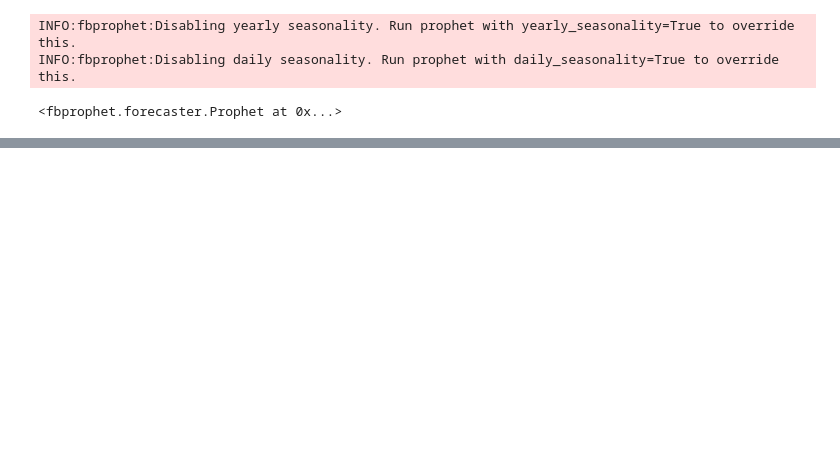
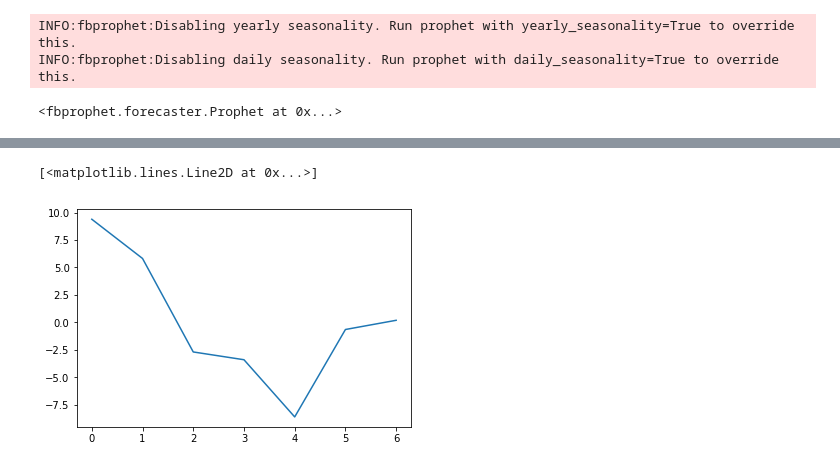
Before and after one commit to CarminaP/MemeAnalizer, a Jupyter notebook: Prediction.ipynb, the cells around one changed output, grey strips where cells are left out. Saved outputs shown, nothing was run; the diff lists cells and outputs as text; code cells hidden in the pictures; blank space fills up the shorter version.

```diff
--- a/Prediction.ipynb
+++ b/Prediction.ipynb
@@ -84,0 +85,5 @@ plt.plot(forecast["trend"])
+# %%
+plt.plot(forecast["weekly"][:7])
+# %% [output]
+[<matplotlib.lines.Line2D at 0x...>]
+[figure, added]
```
Also changed, not shown: parts of 6 cells of this notebook, 10 other files.
